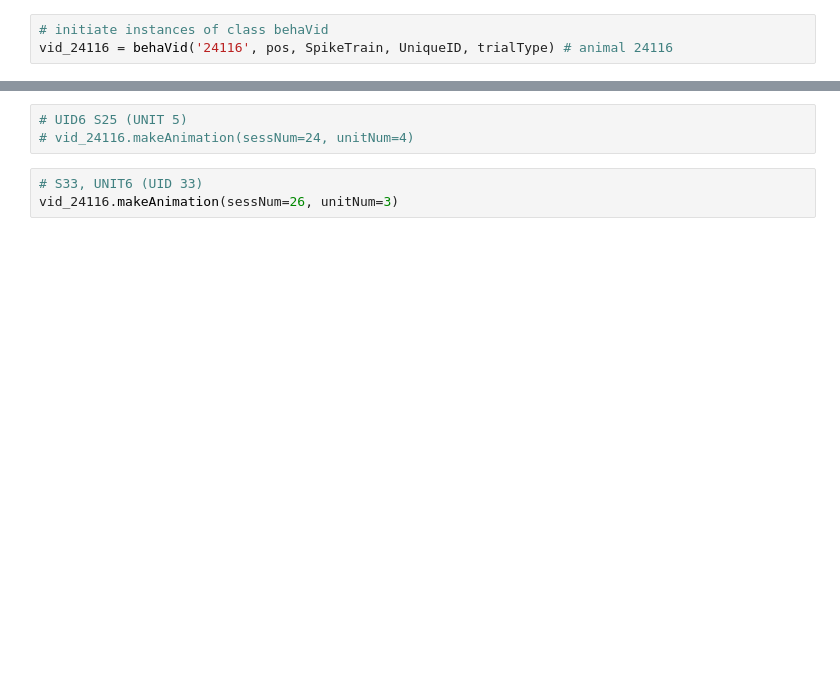
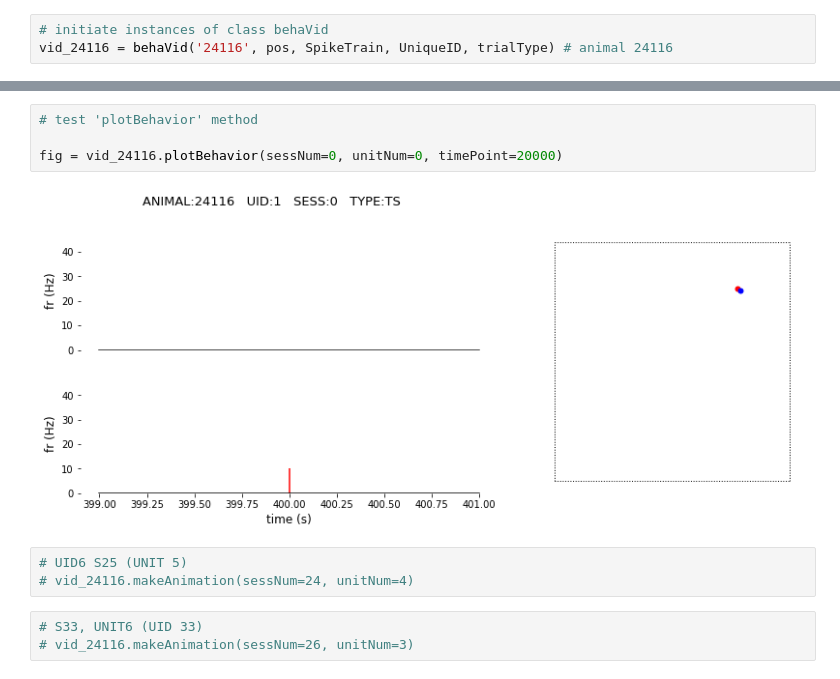
Before and after one commit to jncarpen/egoHC, a Jupyter notebook: behaVid.ipynb, the cells around one changed output, grey strips where cells are left out. Saved outputs shown, nothing was run; the diff lists cells and outputs as text; blank space fills up the shorter version.

```diff
--- a/behaVid.ipynb
+++ b/behaVid.ipynb
@@ -412,6 +419,12 @@ plt.plot(fr[45000:46000])
+# %%
+# test 'plotBehavior' method
+
+fig = vid_24116.plotBehavior(sessNum=0, unitNum=0, timePoint=20000)
+# %% [output]
+[figure, added]
 # %%
 # UID6 S25 (UNIT 5)
 # vid_24116.makeAnimation(sessNum=24, unitNum=4)
 # %%
 # S33, UNIT6 (UID 33)
-vid_24116.makeAnimation(sessNum=26, unitNum=3)
+# vid_24116.makeAnimation(sessNum=26, unitNum=3)
```
Also changed, not shown: parts of 4 cells of this notebook, 4 other files.
